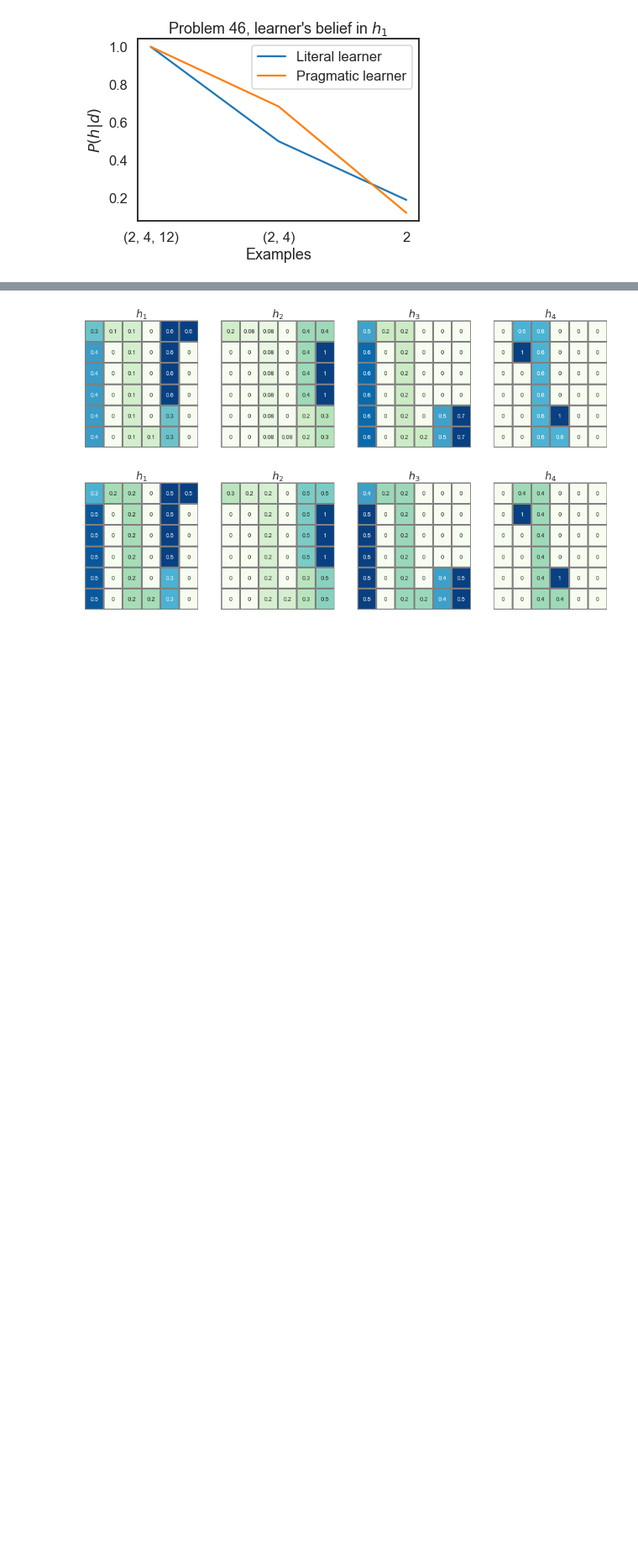
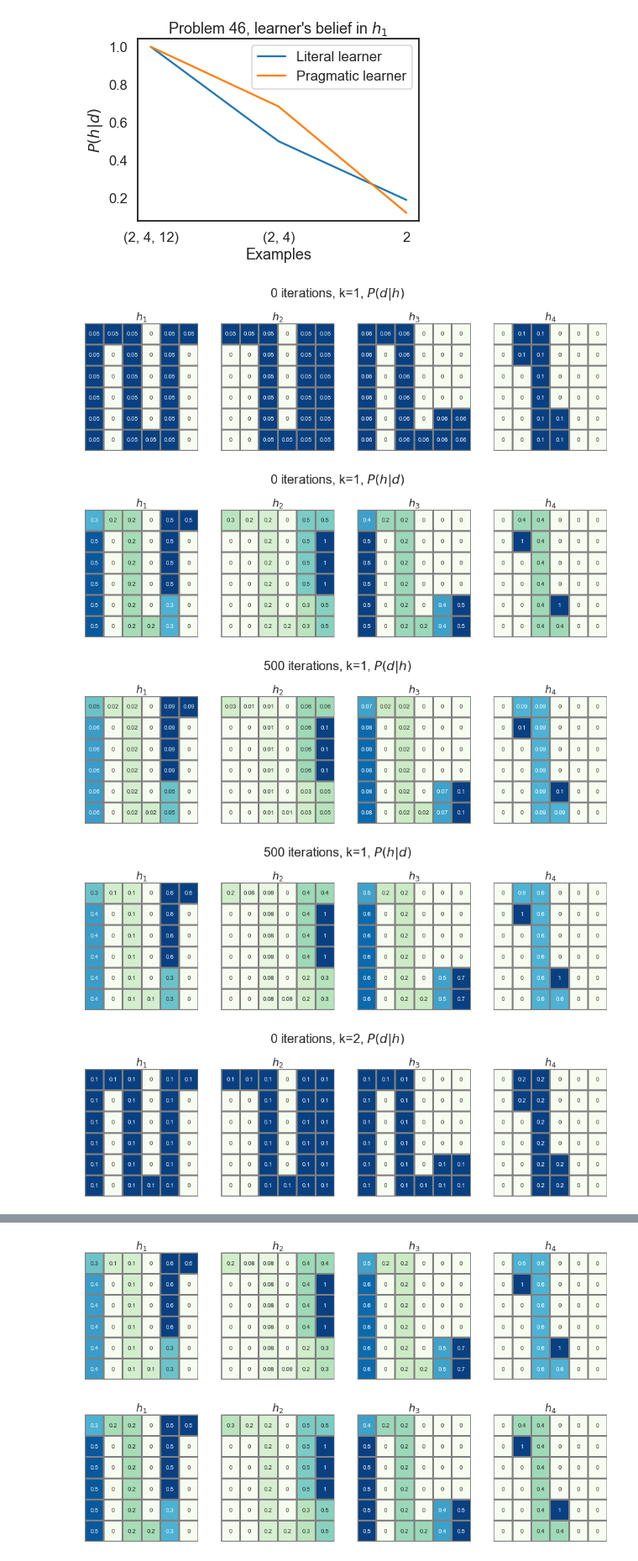
Before and after one commit to nataliavelez/teaching_models, a Jupyter notebook: pragmatic_vs_literal_plots.ipynb, the cells around one changed output, grey strips where cells are left out. Shown at 84% size. Drawn from its saved outputs; the diff is of its cells as text; code cells hidden in the pictures; blank space fills up the shorter version.

```diff
--- a/pragmatic_vs_literal_plots.ipynb
+++ b/pragmatic_vs_literal_plots.ipynb
@@ -366,3 +390,21 @@ exs = [(2,4,12), (2, 4), (2)]
 plot_probs(problem_46, exs, 46)
 # %% [output]
 [figure]
+# %%
+# Plot problem 46 heatmaps
+
+
+iters = [0, 500]
+k_values = [1, 2, 3]
+types = {'d': '$P(d|h)$', 'h': '$P(h|d)$'}
+
+for k in k_values:
+    for i in iters:
+        for t, v in types.items():
+            _ = make_and_plot_prob_heatmap(problem_46[i][k][t], f'{i} iterations, k={k}, {v}')
+# %% [output]
+[figure, added]
+[figure, added]
+[figure, added]
+[figure, added]
+[figure, added]
```
Also changed, not shown: parts of 2 cells of this notebook.
